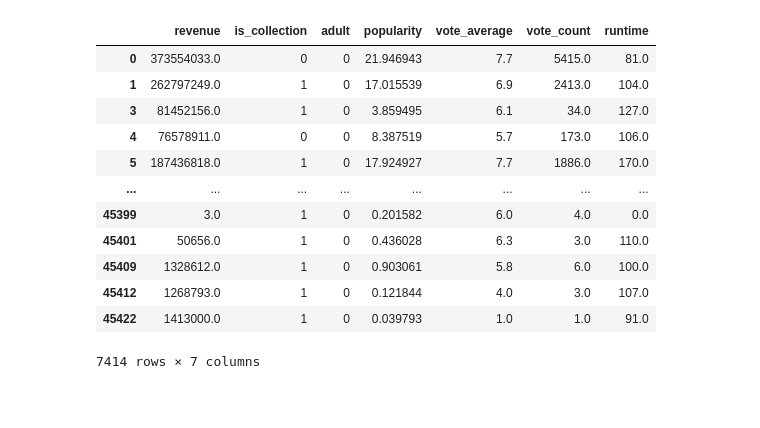
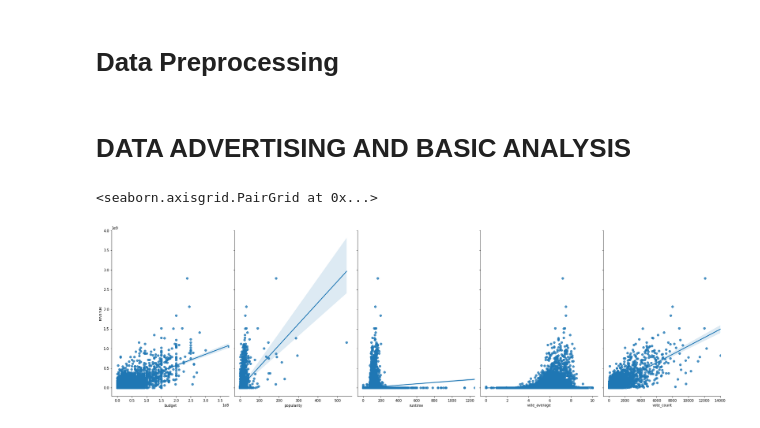
Before and after one commit to sangchoi93/ai_group_20, a Jupyter notebook: movie_dataset.ipynb, the cells around one changed output. Drawn from its saved outputs; the diff is of its cells as text; code cells hidden in the pictures; blank space fills up the shorter version.

Commit message:
Data advertising and more preprocessing

```diff
--- a/movie_dataset.ipynb
+++ b/movie_dataset.ipynb
@@ -6,6 +8,8 @@ df_credit = pd.read_csv('credits.csv')
 df_rating = pd.read_csv('ratings.csv')
 df_movie = pd.read_csv('movies_metadata.csv')
 df_keywords = pd.read_csv('keywords.csv')
+# %% [markdown]
+# Data Preprocessing
 # %%
 df_movie = df_movie[['original_title', 'id', 'title', 'adult', 'belongs_to_collection',
                      'budget', 'genres', 'original_language', 'popularity',
@@ -15,44 +19,33 @@ df_movie = df_movie[['original_title', 'id', 'title', 'adult', 'belongs_to_colle
 
 df_rating = df_rating[['movieId', 'rating']]
 # %%
+import ast
+
 def convertType(x, typ):
     try:
         return typ(x)
     except ValueError:
         return np.NaN
 
-df_movie['genre_cleaned'] = df_movie['genres'].apply(lambda x: [d['name'] for d in ast.literal_eval(x)])
+df_movie['genres_parsed'] = df_movie['genres'].apply(lambda x: [d['name'] for d in ast.literal_eval(x)])
+# df_movie['production_countries'] = df_movie['production_countries'].apply(lambda x: d['iso_3166_1'] for d in ast.literal_eval(x))
 
+# convert boolean belongs_to_collection col to integer col with 1 and 0 value
 df_movie['is_collection'] = df_movie['belongs_to_collection'].isnull()
 df_movie['is_collection'] = df_movie['is_collection'].apply(lambda x: 1 if x==True else 0)
-df_movie['is_collection']
 
+# convert boolean adult col to integer col with 1 and 0 value
 df_movie['adult'] = df_movie['adult'].apply(lambda x: 1 if x==True else 0)
 df_movie['popularity'] = df_movie['popularity'].apply(lambda x: convertType(x, float))
 
-df_movie = df_movie[df_movie['revenue'] != 0]
-
-df_movie_cleaned = df_movie[['revenue', 'is_collection', 'adult', 'popularity', 'vote_average', 'vote_count', 'runtime']]
-df_movie_cleaned.astype({
-    'is_collection': 'int32',
-    'adult': 'int32',
-    'popularity': 'float',
-    'revenue': 'float',
-    'vote_average': 'float',
-    'vote_count': 'float',
-    'runtime': 'float'
-})
+df_movie['budget'] = df_movie['budget'].apply(lambda x: convertType(x, int))
-# %% [output]
-|  | revenue | is_collection | adult | popularity | vote_average | vote_count | runtime |
-| 0 | 373554033.0 | 0 | 0 | 21.946943 | 7.7 | 5415.0 | 81.0 |
-| 1 | 262797249.0 | 1 | 0 | 17.015539 | 6.9 | 2413.0 | 104.0 |
-| 3 | 81452156.0 | 1 | 0 | 3.859495 | 6.1 | 34.0 | 127.0 |
-| 4 | 76578911.0 | 0 | 0 | 8.387519 | 5.7 | 173.0 | 106.0 |
-| 5 | 187436818.0 | 1 | 0 | 17.924927 | 7.7 | 1886.0 | 170.0 |
-| ... | ... | ... | ... | ... | ... | ... | ... |
-| 45399 | 3.0 | 1 | 0 | 0.201582 | 6.0 | 4.0 | 0.0 |
-| 45401 | 50656.0 | 1 | 0 | 0.436028 | 6.3 | 3.0 | 110.0 |
-| 45409 | 1328612.0 | 1 | 0 | 0.903061 | 5.8 | 6.0 | 100.0 |
-| 45412 | 1268793.0 | 1 | 0 | 0.121844 | 4.0 | 3.0 | 107.0 |
-| 45422 | 1413000.0 | 1 | 0 | 0.039793 | 1.0 | 1.0 | 91.0 |
-7414 rows × 7 columns
+# %% [markdown]
+# DATA ADVERTISING AND BASIC ANALYSIS
+# %%
+import seaborn as sns
+x = ['budget', 'popularity', 'runtime', 'vote_average', 'vote_count']
+# plot relationship to revenue and plotting the Least Squares Line
+sns.pairplot(df_movie, x_vars=x, y_vars='revenue', kind='reg', height=7, aspect=0.7)
+# %% [output]
+<seaborn.axisgrid.PairGrid at 0x...>
+[figure, added]
```
Also changed, not shown: parts of 20 cells of this notebook.
